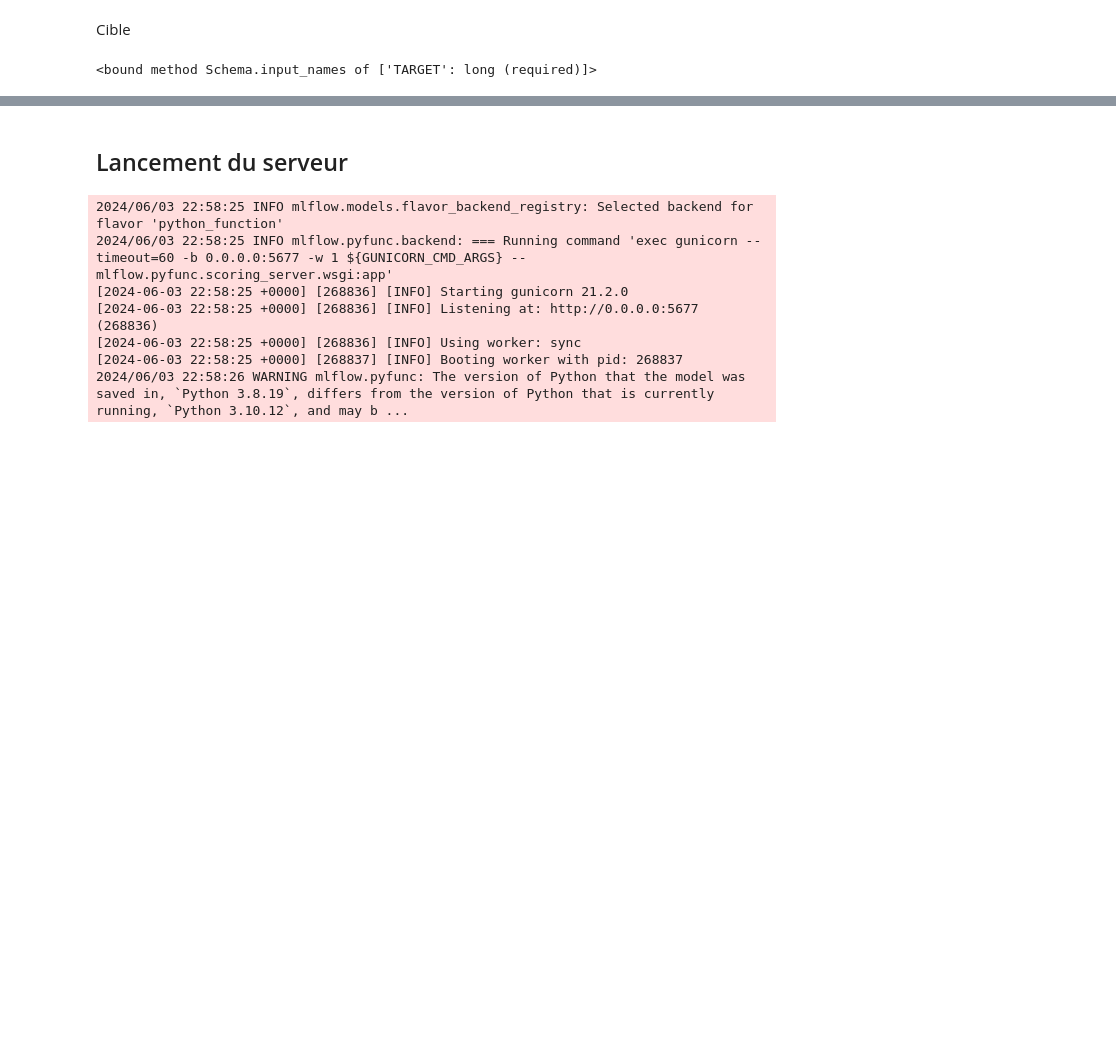
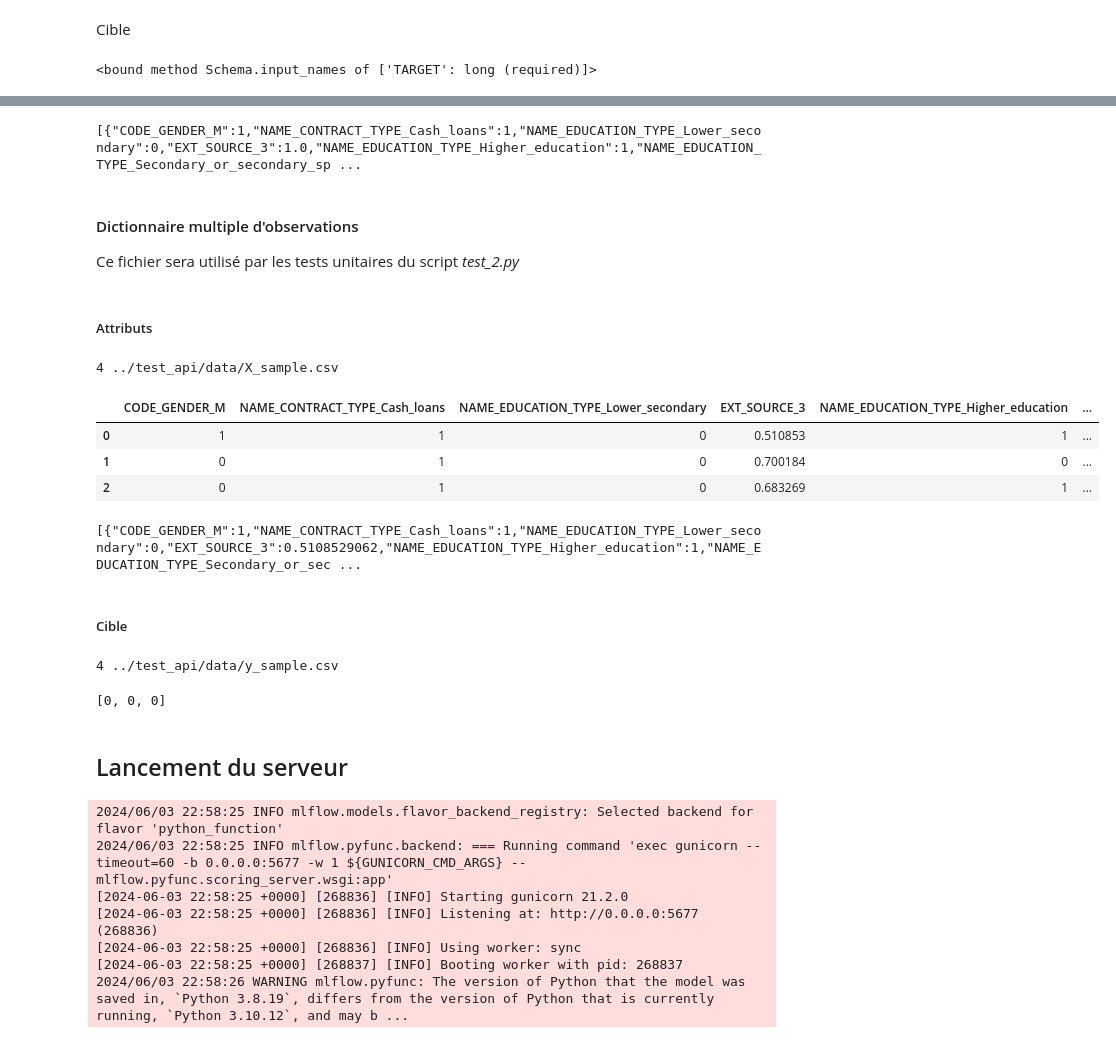
Before and after one commit to JeanRosselVallee/project_7, a Jupyter notebook: api/Jean_Vallée_1_notebook_API_042024.ipynb, the cells around one changed output, grey strips where cells are left out. Cells and saved outputs as stored; diff of their text form; code cells hidden in the pictures; blank space fills up the shorter version.

Commit message:
Updated unit tests with top 5 important features

```diff
--- a/api/Jean_Vallée_1_notebook_API_042024.ipynb
+++ b/api/Jean_Vallée_1_notebook_API_042024.ipynb
@@ -87,0 +88,3 @@ array([0])
+# %%
+dir_test_data = '../test_api/data/'
+! mkdir -p $dir_test_data
@@ -87,0 +104,10 @@ array([0])
+# %%
+str_features_values = df_observation.to_json(orient='records')
+print(str_features_values)
+with open(dir_test_data + '/dict_X_single.json', 'w') as file_object:
+    print(str_features_values, file=file_object)
+# %% [output]
+[{"CODE_GENDER_M":1,"NAME_CONTRACT_TYPE_Cash_loans":1,"NAME_EDUCATION_TYPE_Lower_secondary":0,"EXT_SOURCE_3":1.0,"NAME_EDUCATION_TYPE_Higher_education":1,"NAME_EDUCATION_TYPE_Secondary_or_secondary_sp ...
+# %% [markdown]
+#### Dictionnaire multiple d'observations
+Ce fichier sera utilisé par les tests unitaires du script _test_2.py_
@@ -87,0 +116,36 @@ array([0])
+# %% [markdown]
+##### Attributs
+# %%
+file_X_train = '../modeling/data/out/X_train_2.csv'
+file_X_sample = dir_test_data + 'X_sample.csv'
+nb_file_lines = nb_observations + 1
+! head -n $nb_file_lines $file_X_train > $file_X_sample
+! wc -l $file_X_sample
+# %% [output]
+4 ../test_api/data/X_sample.csv
+# %%
+df_X_sample = pd.read_csv(file_X_sample).drop('Unnamed: 0', axis='columns')
+df_X_sample = df_X_sample[li_features]
+df_X_sample.head()
+# %% [output]
+|  | CODE_GENDER_M | NAME_CONTRACT_TYPE_Cash_loans | NAME_EDUCATION_TYPE_Lower_secondary | EXT_SOURCE_3 | NAME_EDUCATION_TYPE_Higher_education | ... |
+| 0 | 1 | 1 | 0 | 0.510853 | 1 | ... |
+| 1 | 0 | 1 | 0 | 0.700184 | 0 | ... |
+| 2 | 0 | 1 | 0 | 0.683269 | 1 | ... |
+# %%
+str_features_values = df_X_sample.to_json(orient='records')
+print(str_features_values)
+with open(dir_test_data + '/dict_X_sample.json', 'w') as file_object:
+    print(str_features_values, file=file_object)
+# %% [output]
+[{"CODE_GENDER_M":1,"NAME_CONTRACT_TYPE_Cash_loans":1,"NAME_EDUCATION_TYPE_Lower_secondary":0,"EXT_SOURCE_3":0.5108529062,"NAME_EDUCATION_TYPE_Higher_education":1,"NAME_EDUCATION_TYPE_Secondary_or_sec ...
+# %% [markdown]
+##### Cible
+# %%
+file_y_train = '../modeling/data/out/y_train_2.csv'
+file_y_sample = dir_test_data + 'y_sample.csv'
+nb_file_lines = nb_observations + 1
+! head -n $nb_file_lines $file_y_train > $file_y_sample
+! wc -l $file_y_sample
+# %% [output]
+4 ../test_api/data/y_sample.csv
@@ -88,3 +155,11 @@ array([0])
+# %%
+import json
+str_features_values = json.dumps(li_y_sample)
+print(str_features_values)
+with open(dir_test_data + '/li_y_sample.txt', 'w') as file_object:
+    print(str_features_values, file=file_object)
+# %% [output]
+[0, 0, 0]
 # %% [markdown]
 ## Lancement du serveur
 # %%
```
Also changed, not shown: parts of 13 cells of this notebook, 10 other files.
